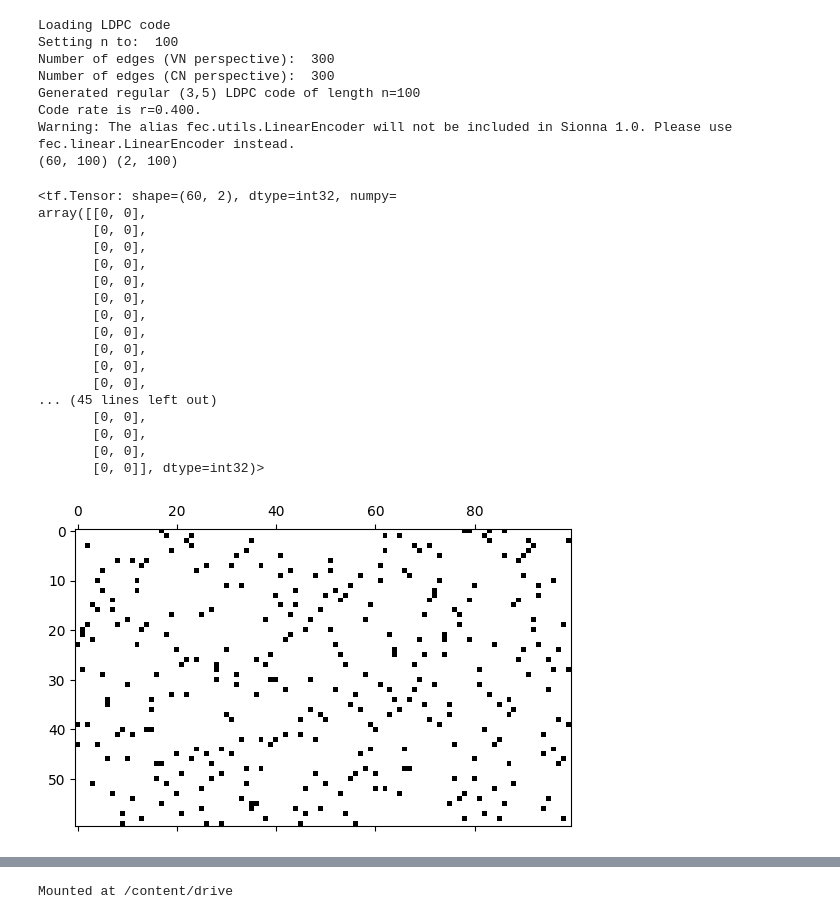
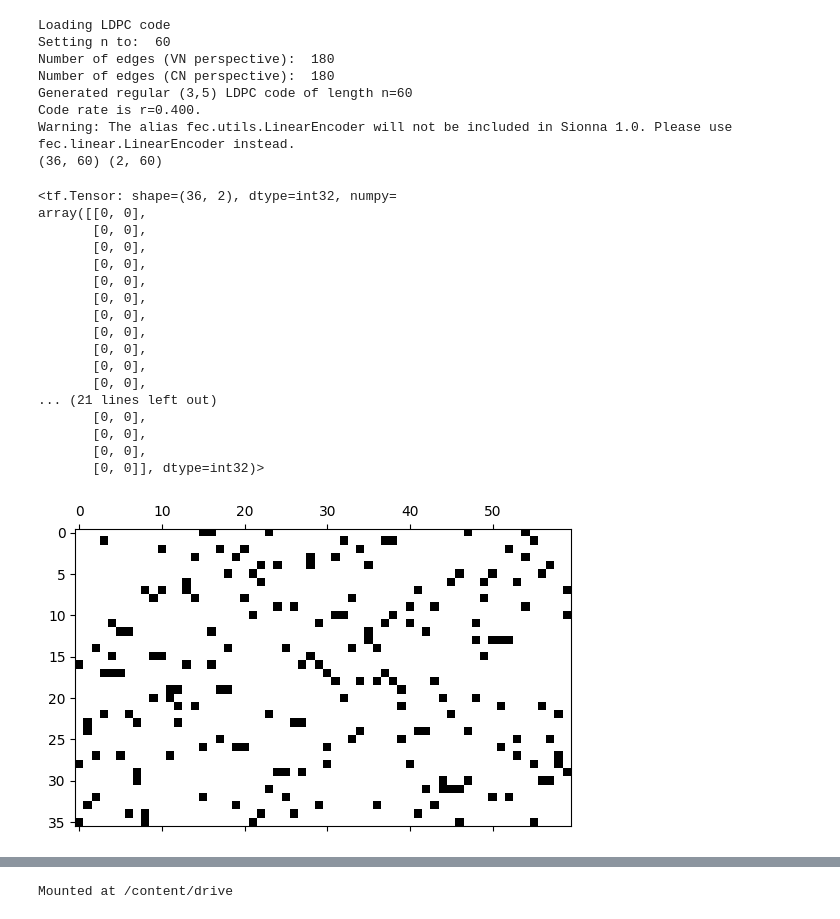
Before and after one commit to pollyjuice74/5G-Decoder, a Jupyter notebook: LTD_model_reg_LDPC.ipynb, the cells around one changed output, grey strips where cells are left out. Cells and saved outputs as stored; diff of their text form; code cells hidden in the pictures.

```diff
--- a/LTD_model_reg_LDPC.ipynb
+++ b/LTD_model_reg_LDPC.ipynb
@@ -49,45 +49,45 @@ from models import *
 print("Loading LDPC code")
 pcm, k, n, coderate = generate_reg_ldpc(v=3,
                                         c=5,
-                                        n=100,
+                                        n=58,
                                         allow_flex_len=True,
                                         verbose=True)
 
 # pcm = tf.cast(pcm, dtype=tf.int32)
 encoder = LinearEncoder(pcm, is_pcm=True, dtype=tf.int32)
 
 batch_size = 2  # For multiple codewords
 b = tf.random.uniform((batch_size, k), minval=0, maxval=2, dtype=tf.int32)
 c = encoder(b)
 print(pcm.shape, c.shape)
 pcm @ tf.transpose(c) % 2
 # %% [output]
 Loading LDPC code
-Setting n to:  100
-Number of edges (VN perspective):  300
-Number of edges (CN perspective):  300
-Generated regular (3,5) LDPC code of length n=100
+Setting n to:  60
+Number of edges (VN perspective):  180
+Number of edges (CN perspective):  180
+Generated regular (3,5) LDPC code of length n=60
 Code rate is r=0.400.
 Warning: The alias fec.utils.LinearEncoder will not be included in Sionna 1.0. Please use fec.linear.LinearEncoder instead.
-(60, 100) (2, 100)
+(36, 60) (2, 60)
-<tf.Tensor: shape=(60, 2), dtype=int32, numpy=
+<tf.Tensor: shape=(36, 2), dtype=int32, numpy=
 array([[0, 0],
        [0, 0],
        [0, 0],
        [0, 0],
        [0, 0],
        [0, 0],
        [0, 0],
        [0, 0],
        [0, 0],
        [0, 0],
        [0, 0],
-... (45 lines left out)
+... (21 lines left out)
        [0, 0],
        [0, 0],
        [0, 0],
        [0, 0]], dtype=int32)>
-[figure, old version]
+[figure, new version]
 # %%
 # for e2e model
 from sionna.utils import BinarySource, ebnodb2no
```
Also changed, not shown: parts of 3 cells of this notebook.
